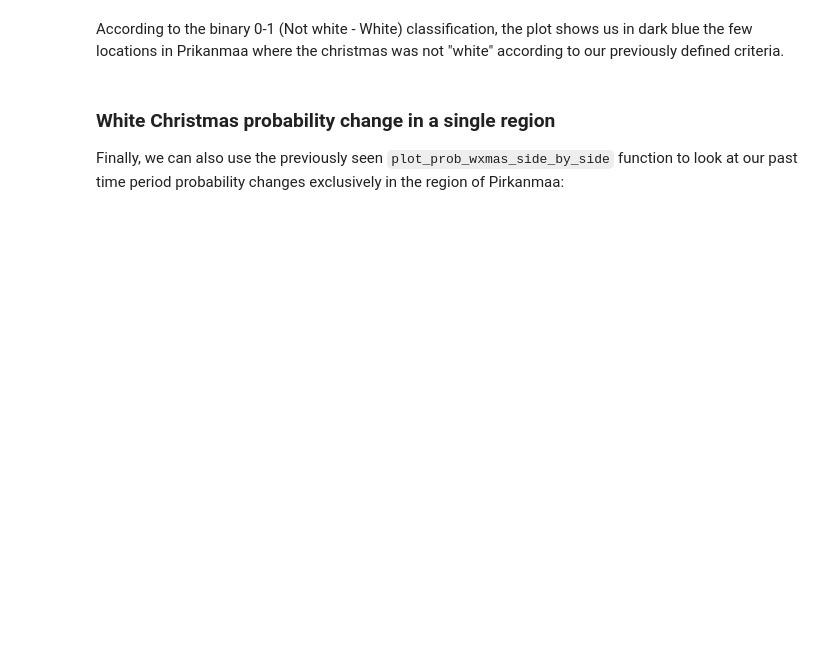
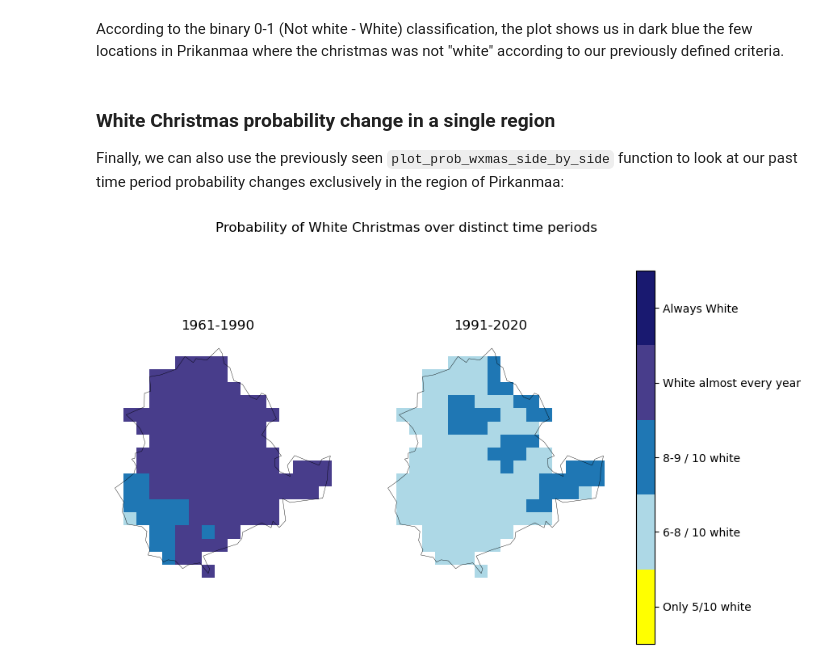
Before and after one commit to marcelomouta/white-christmas-project, a Jupyter notebook: final-assignment.ipynb, the cells around one changed output. Cells and saved outputs as stored; diff of their text form; code cells hidden in the pictures; blank space fills up the shorter version.

```diff
--- a/final-assignment.ipynb
+++ b/final-assignment.ipynb
@@ -307,8 +311,10 @@ According to the binary 0-1 (Not white - White) classification, the plot shows u
 ### White Christmas probability change in a single region
 Finally, we can also use the previously seen `plot_prob_wxmas_side_by_side` function to look at our past time period probability changes exclusively in the region of Pirkanmaa:
 # %%
-raster1 = prob_wxmas_1961_1990.rio.clip(pirkanmaa.geometry.values, finland_regions.crs)
-raster2 = prob_wxmas_1991_2020.rio.clip(pirkanmaa.geometry.values, finland_regions.crs)
+raster1 = prob_wxmas_1961_1990.rio.clip(pirkanmaa.geometry.values, pirkanmaa.crs)
+raster2 = prob_wxmas_1991_2020.rio.clip(pirkanmaa.geometry.values, pirkanmaa.crs)
 
 
 snow.plot_prob_wxmas_side_by_side(raster1, 1961, 1990, raster2, 1991, 2020, pirkanmaa)
+# %% [output]
+[figure, added]
```
Also changed, not shown: parts of 4 cells of this notebook.
